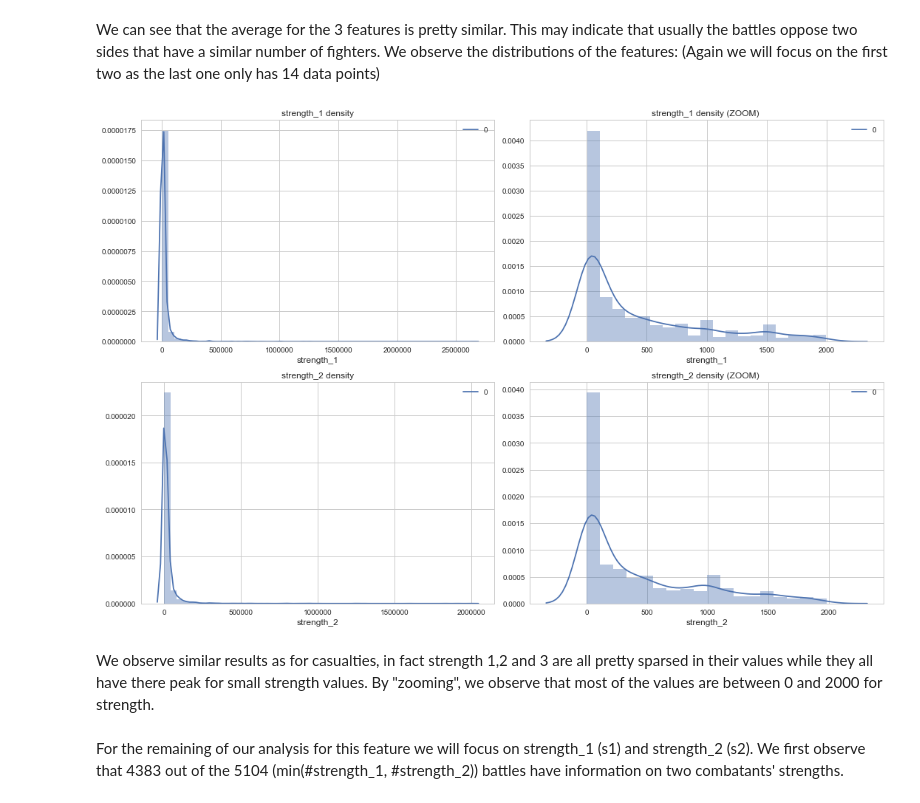
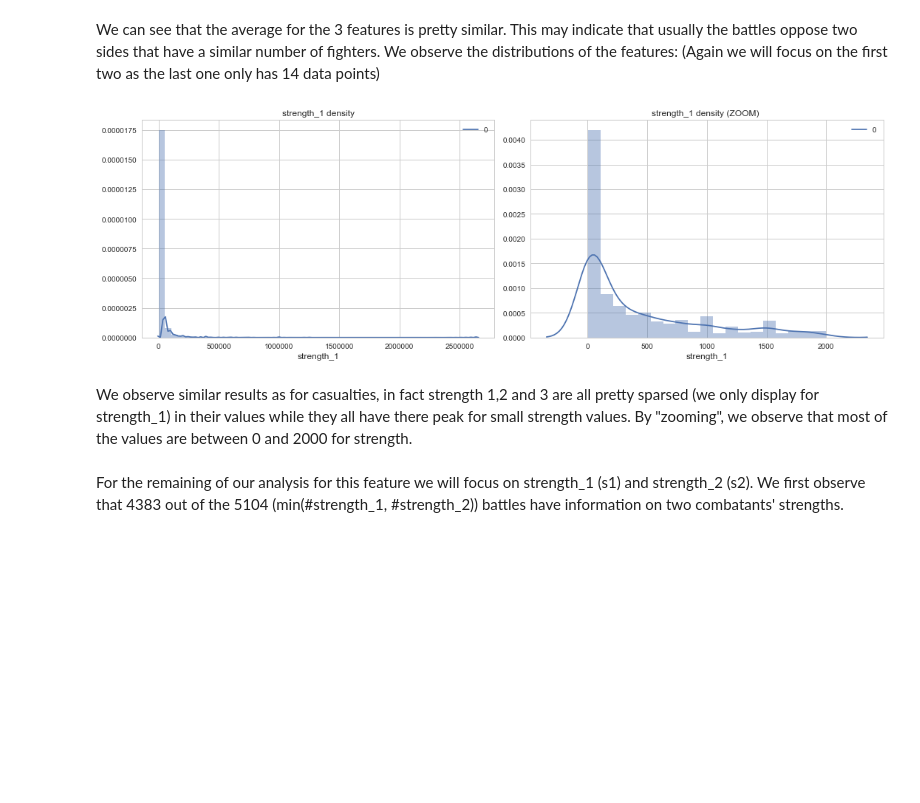
Before and after one commit to ChristianMct/ADA2017-Homeworks, a Jupyter notebook: project/milestone_2.ipynb, the cells around one changed output. Saved outputs shown, nothing was run; the diff lists cells and outputs as text; code cells hidden in the pictures; blank space fills up the shorter version.

```diff
--- a/project/milestone_2.ipynb
+++ b/project/milestone_2.ipynb
@@ -360,19 +353,16 @@ dtype: float64
 We can see that the average for the 3 features is pretty similar. This may indicate that usually the battles oppose two sides that have a similar number of fighters.
 We observe the distributions of the features: (Again we will focus on the first two as the last one only has 14 data points)
 # %%
-fig, ((ax1, ax2), (ax3, ax4)) = plt.subplots(nrows=2, ncols=2, sharey=False, figsize=(15,10))
+fig, ((ax1, ax2)) = plt.subplots(nrows=1, ncols=2, sharey=False, figsize=(15,5))
 densplot([df['strength_1'].dropna()], 'strength_1', "strength_1 density", ax1)
 densplot([df.query('2000 > strength_1 >1')['strength_1']], 'strength_1', "strength_1 density (ZOOM) ", ax2)
 
-densplot([df['strength_2'].dropna()], 'strength_2', "strength_2 density", ax3)
-densplot([df.query('2000 > strength_2 >1')['strength_2']], 'strength_2', "strength_2 density (ZOOM) ", ax4)
-
 fig.tight_layout()
 plt.show()
 # %% [output]
-[figure, old version]
+[figure, new version]
 # %% [markdown]
-We observe similar results as for casualties, in fact strength 1,2 and 3 are all pretty sparsed in their values while they all have there peak for small strength values. By "zooming", we observe that most of the values are between 0 and 2000 for strength.
+We observe similar results as for casualties, in fact strength 1,2 and 3 are all pretty sparsed (we only display for strength_1) in their values while they all have there peak for small strength values. By "zooming", we observe that most of the values are between 0 and 2000 for strength.
 # %% [markdown]
 For the remaining of our analysis for this feature we will focus on strength_1 (s1) and strength_2 (s2).
 We first observe that 4383 out of the 5104 (min(#strength_1, #strength_2)) battles have information on two combatants' strengths.
```
Also changed, not shown: parts of 12 cells of this notebook, 6 other files.
